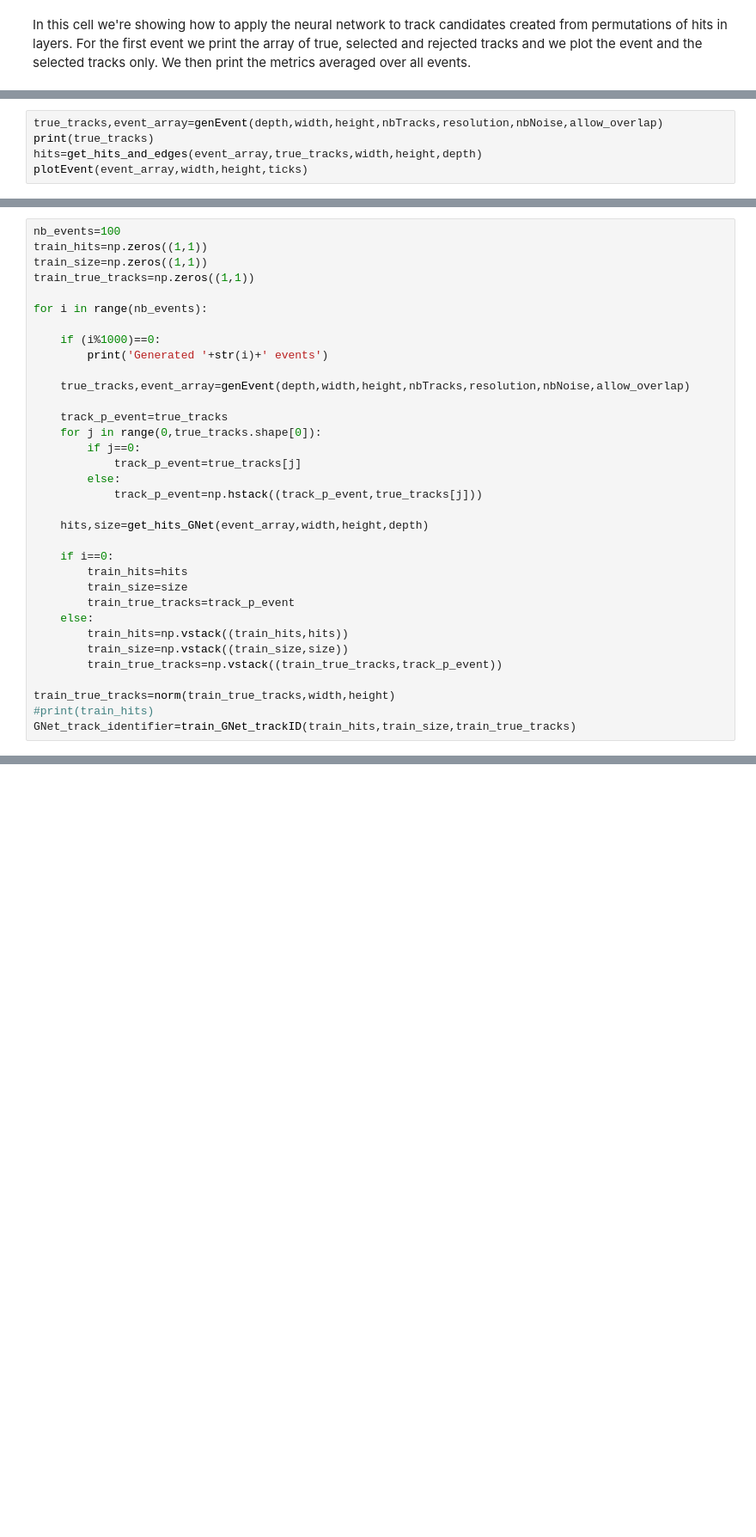
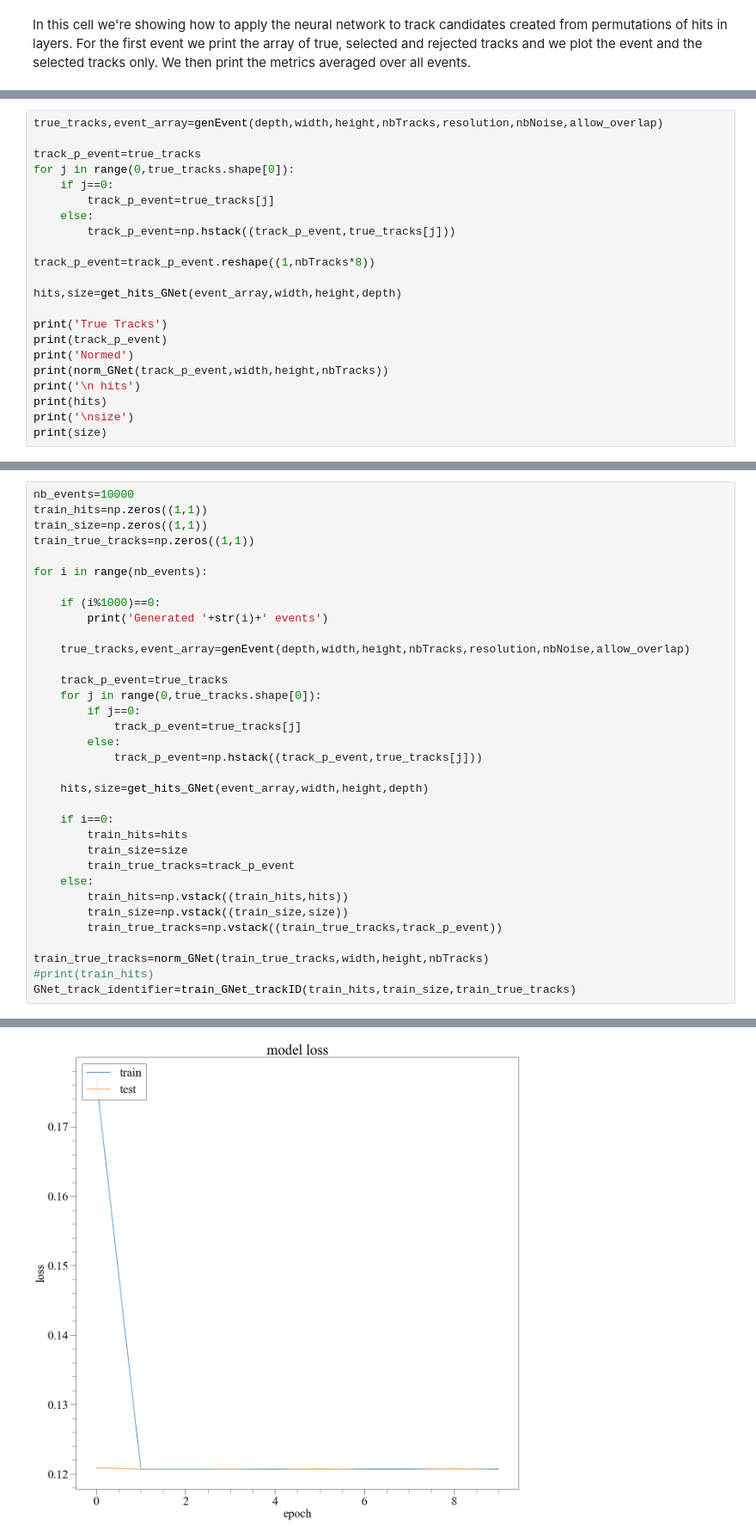
Before and after one commit to rtysonCLAS12/ML_notebooks, a Jupyter notebook: Toy_Tracker.ipynb, the cells around one changed output, grey strips where cells are left out. Shown: that part at 86% size. Saved outputs shown, nothing was run; the diff lists cells and outputs as text; blank space fills up the shorter version.

```diff
--- a/Toy_Tracker.ipynb
+++ b/Toy_Tracker.ipynb
@@ -946,5 +782,0 @@ The following cell is just there to give an example of hits and segments
-# %%
-true_tracks,event_array=genEvent(depth,width,height,nbTracks,resolution,nbNoise,allow_overlap)
-print(true_tracks)
-hits=get_hits_and_edges(event_array,true_tracks,width,height,depth)
-plotEvent(event_array,width,height,ticks)
@@ -1343,0 +941,22 @@ def calculate_GNet_metrics(true_tracks,selected_tracks):
+# %%
+true_tracks,event_array=genEvent(depth,width,height,nbTracks,resolution,nbNoise,allow_overlap)
+
+track_p_event=true_tracks
+for j in range(0,true_tracks.shape[0]):
+    if j==0:
+        track_p_event=true_tracks[j]
+    else:
+        track_p_event=np.hstack((track_p_event,true_tracks[j]))
+
+track_p_event=track_p_event.reshape((1,nbTracks*8))
+
+hits,size=get_hits_GNet(event_array,width,height,depth)
+
+print('True Tracks')
+print(track_p_event)
+print('Normed')
+print(norm_GNet(track_p_event,width,height,nbTracks))
+print('\n hits')
+print(hits)
+print('\nsize')
+print(size)
@@ -1344,5 +981,5 @@ def calculate_GNet_metrics(true_tracks,selected_tracks):
 # %%
-nb_events=100
+nb_events=10000
 train_hits=np.zeros((1,1))
 train_size=np.zeros((1,1))
 train_true_tracks=np.zeros((1,1))
@@ -1372,7 +1009,7 @@ for i in range(nb_events):
         train_size=np.vstack((train_size,size))
         train_true_tracks=np.vstack((train_true_tracks,track_p_event))
 
-train_true_tracks=norm(train_true_tracks,width,height)
+train_true_tracks=norm_GNet(train_true_tracks,width,height,nbTracks)
 #print(train_hits)
 GNet_track_identifier=train_GNet_trackID(train_hits,train_size,train_true_tracks)
 # %% [output]
@@ -1386,0 +1033 @@ InvalidArgumentError: Incompatible shapes: [32,1600,16] vs. [32,16] [Op:SquaredD
+[figure, added]
```
Also changed, not shown: parts of 22 cells of this notebook, 1 other file.
